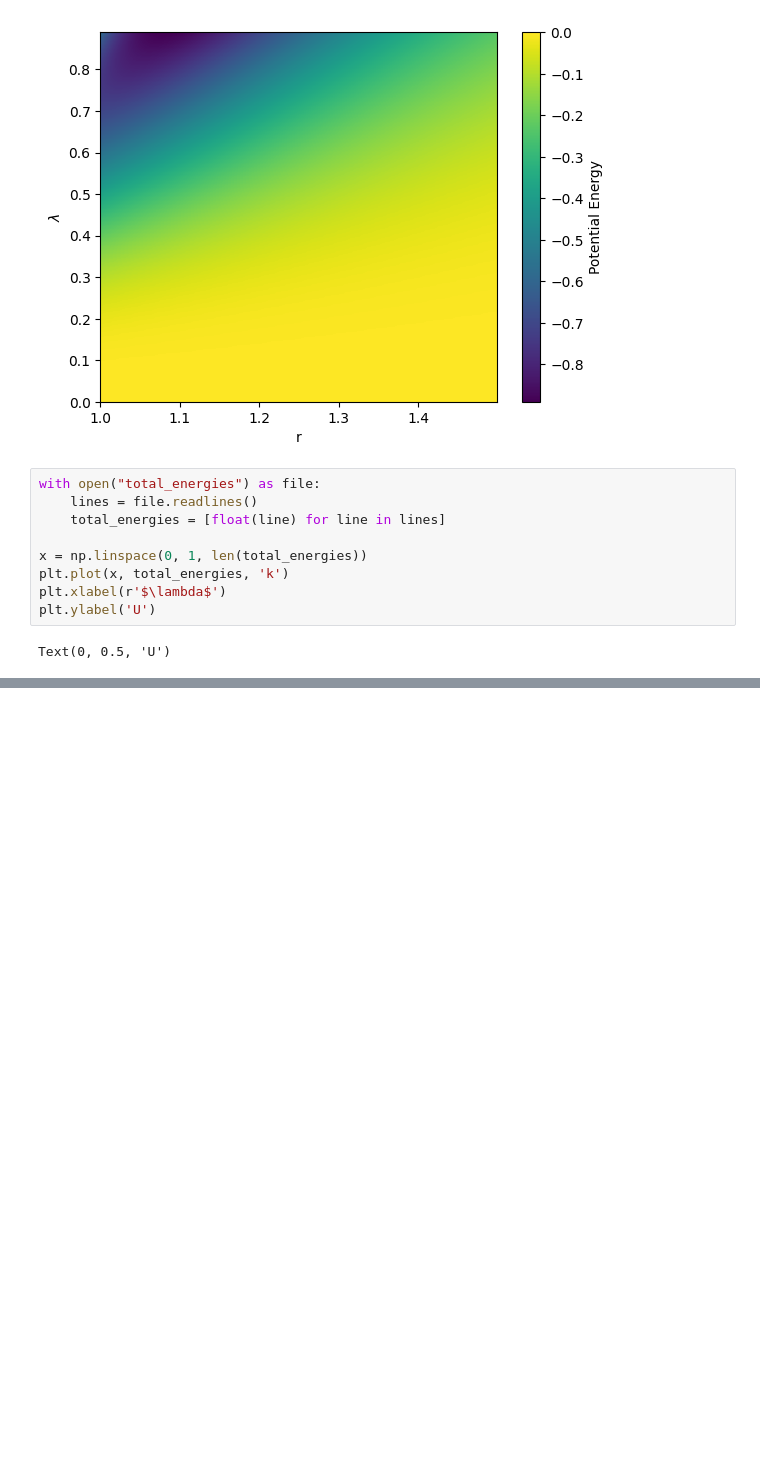
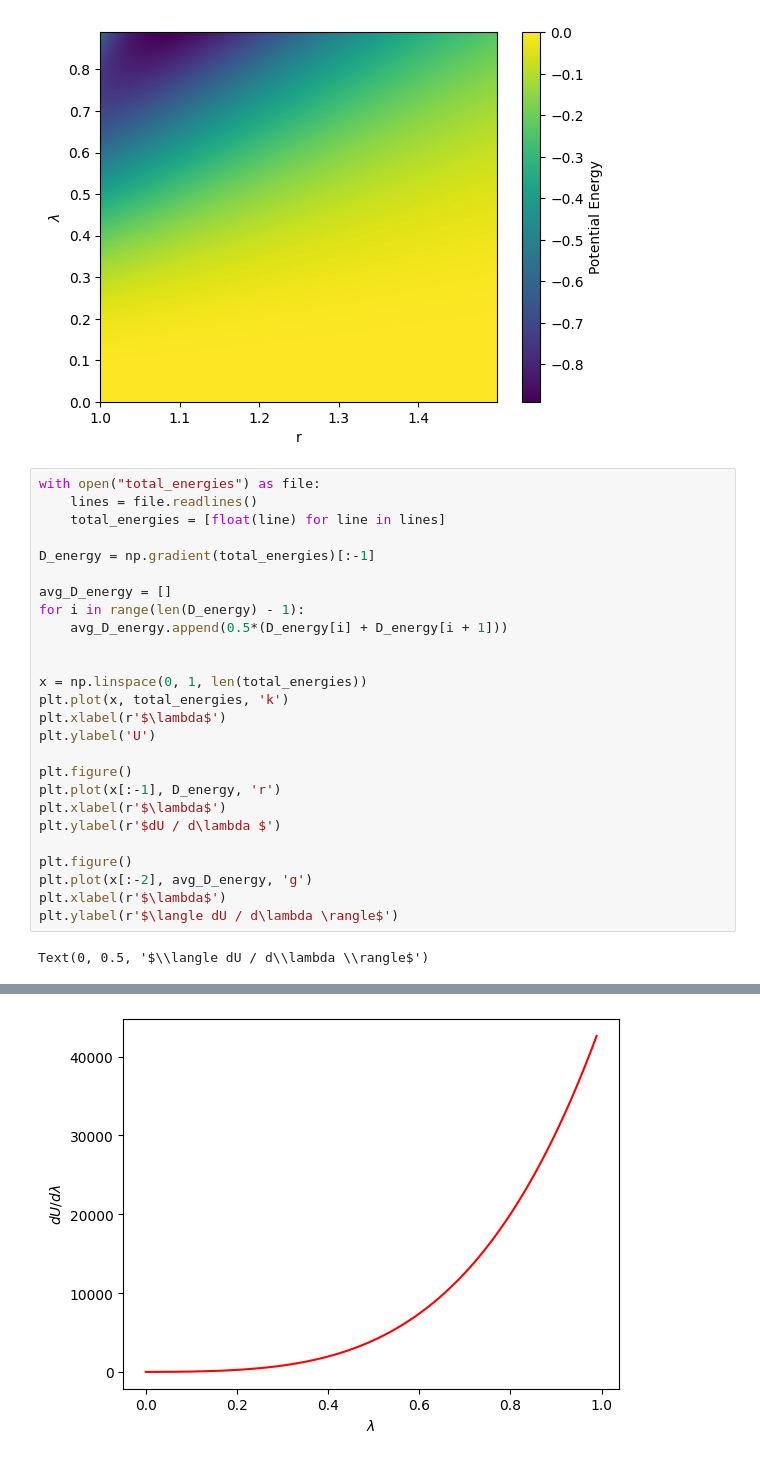
Before and after one commit to JMeeng/Thermodynamic_Integration, a Jupyter notebook: plots.ipynb, the cells around one changed output, grey strips where cells are left out. Drawn from its saved outputs; the diff is of its cells as text; blank space fills up the shorter version.

Commit message:
added free energy calculation

```diff
--- a/plots.ipynb
+++ b/plots.ipynb
@@ -48,12 +48,30 @@ plt.show()
 # %%
 with open("total_energies") as file:
     lines = file.readlines()
     total_energies = [float(line) for line in lines]
 
+D_energy = np.gradient(total_energies)[:-1]
+
+avg_D_energy = []
+for i in range(len(D_energy) - 1):
+    avg_D_energy.append(0.5*(D_energy[i] + D_energy[i + 1]))
+
+
 x = np.linspace(0, 1, len(total_energies))
 plt.plot(x, total_energies, 'k')
 plt.xlabel(r'$\lambda$')
 plt.ylabel('U')
+
+plt.figure()
+plt.plot(x[:-1], D_energy, 'r')
+plt.xlabel(r'$\lambda$')
+plt.ylabel(r'$dU / d\lambda $')
+
+plt.figure()
+plt.plot(x[:-2], avg_D_energy, 'g')
+plt.xlabel(r'$\lambda$')
+plt.ylabel(r'$\langle dU / d\lambda \rangle$')
 # %% [output]
-Text(0, 0.5, 'U')
+Text(0, 0.5, '$\\langle dU / d\\lambda \\rangle$')
 [figure]
+[figure, added]
```
Also changed, not shown: parts of 2 cells of this notebook, 1 other file.
